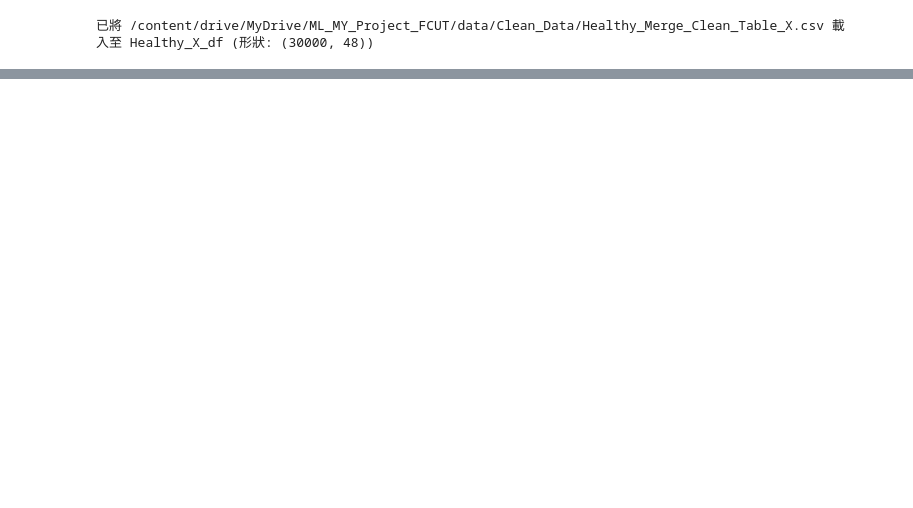
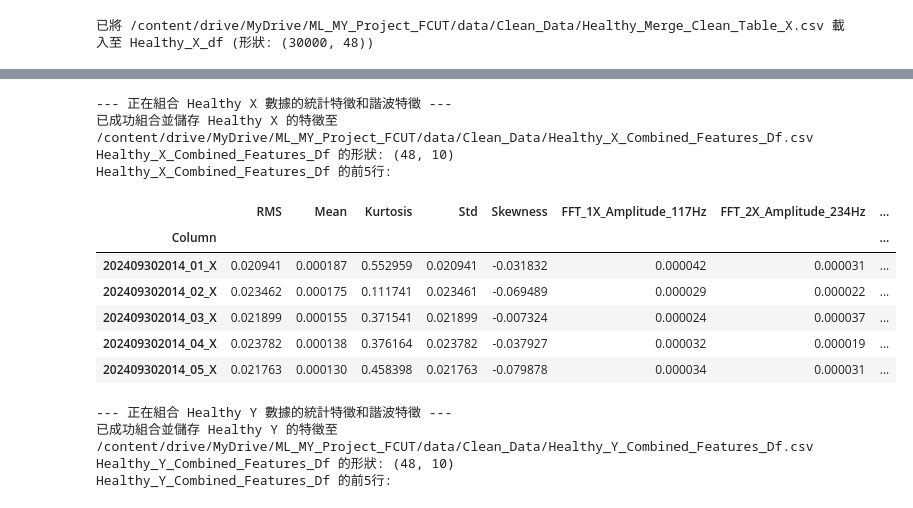
Before and after one commit to sula316/ML_MY_Project_FCUT, a Jupyter notebook: ML_MY_Project_FCUT.ipynb, the cells around one changed output, grey strips where cells are left out. Cells and saved outputs as stored; diff of their text form; code cells hidden in the pictures; blank space fills up the shorter version.

```diff
--- a/ML_MY_Project_FCUT.ipynb
+++ b/ML_MY_Project_FCUT.ipynb
@@ -2112,0 +1891,80 @@ Testing_Voltage_Features_df 前5行:
+# %%
+import pandas as pd
+import os
+
+output_dir = '/content/drive/MyDrive/ML_MY_Project_FCUT/data/Clean_Data/'
+os.makedirs(output_dir, exist_ok=True)
+
+dimensions = ['X', 'Y', 'Z', 'Voltage']
+
+# Dictionary to store combined feature dataframes for each dimension
+Healthy_Combined_Features_Dict = {}
+
+for dim in dimensions:
+    print(f"\n--- 正在組合 Healthy {dim} 數據的統計特徵和諧波特徵 ---")
+
+    # Define file paths for Statistical features and Harmonic features
+    statistical_features_path = os.path.join(output_dir, f'Healthy_{dim}_Features_df.csv')
+    harmonic_features_path = os.path.join(output_dir, f'Healthy_{dim}_Harmonic_Features_Df.csv')
+
+    # Load the feature DataFrames
+    try:
+        statistical_features_df = pd.read_csv(statistical_features_path, index_col='Column')
+        harmonic_features_df = pd.read_csv(harmonic_features_path, index_col='Column')
+    except FileNotFoundError as e:
+        print(f"錯誤: 找不到文件 {e.filename}。請確認所有統計特徵和諧波特徵已成功生成並儲存。")
+        continue
+    except Exception as e:
+        print(f"載入文件時發生未知錯誤: {e}")
+        continue
+
+    # Combine the two feature DataFrames horizontally
+    # Ensure both DataFrames have the same index for proper alignment
+    if not statistical_features_df.index.equals(harmonic_features_df.index):
+        print(f"警告: Healthy {dim} 的統計特徵和諧波特徵的索引不匹配。嘗試按索引合併。")
+        # Use outer join to keep all indices and fill NaNs if necessary
+        combined_features_df = pd.merge(
+            statistical_features_df,
+            harmonic_features_df,
+            left_index=True,
+            right_index=True,
+            how='outer'
+        )
+    else:
+        combined_features_df = pd.concat([statistical_features_df, harmonic_features_df], axis=1)
+
+    # Store the combined DataFrame in the dictionary
+    Healthy_Combined_Features_Dict[dim] = combined_features_df
+
+    # Assign a name to the combined DataFrame in global scope for potential future use
+    # This part is removed as the user requested to not combine into a single Healthy_All_Features_Df
+    df_name = f'Healthy_{dim}_Combined_Features_Df'
+    globals()[df_name] = combined_features_df
+
+    # Save the combined DataFrame to a CSV file
+    output_file_name = f'{df_name}.csv'
+    output_file_path = os.path.join(output_dir, output_file_name)
+    combined_features_df.to_csv(output_file_path, index=True) # Keep the 'Column' as index in CSV
+
+    print(f"已成功組合並儲存 Healthy {dim} 的特徵至 {output_file_path}")
+    print(f"{df_name} 的形狀: {combined_features_df.shape}")
+    print(f"{df_name} 的前5行:")
+    display(combined_features_df.head())
+
+print("\n所有 Healthy 數據的特徵組合和儲存已完成。")
+# %% [output]
+--- 正在組合 Healthy X 數據的統計特徵和諧波特徵 ---
+已成功組合並儲存 Healthy X 的特徵至 /content/drive/MyDrive/ML_MY_Project_FCUT/data/Clean_Data/Healthy_X_Combined_Features_Df.csv
+Healthy_X_Combined_Features_Df 的形狀: (48, 10)
+Healthy_X_Combined_Features_Df 的前5行:
+|  | RMS | Mean | Kurtosis | Std | Skewness | FFT_1X_Amplitude_117Hz | FFT_2X_Amplitude_234Hz | ... |
+| Column |  |  |  |  |  |  |  | ... |
+| 202409302014_01_X | 0.020941 | 0.000187 | 0.552959 | 0.020941 | -0.031832 | 0.000042 | 0.000031 | ... |
+| 202409302014_02_X | 0.023462 | 0.000175 | 0.111741 | 0.023461 | -0.069489 | 0.000029 | 0.000022 | ... |
+| 202409302014_03_X | 0.021899 | 0.000155 | 0.371541 | 0.021899 | -0.007324 | 0.000024 | 0.000037 | ... |
+| 202409302014_04_X | 0.023782 | 0.000138 | 0.376164 | 0.023782 | -0.037927 | 0.000032 | 0.000019 | ... |
+| 202409302014_05_X | 0.021763 | 0.000130 | 0.458398 | 0.021763 | -0.079878 | 0.000034 | 0.000031 | ... |
+--- 正在組合 Healthy Y 數據的統計特徵和諧波特徵 ---
+已成功組合並儲存 Healthy Y 的特徵至 /content/drive/MyDrive/ML_MY_Project_FCUT/data/Clean_Data/Healthy_Y_Combined_Features_Df.csv
+Healthy_Y_Combined_Features_Df 的形狀: (48, 10)
+Healthy_Y_Combined_Features_Df 的前5行:
```
Also changed, not shown: parts of 102 cells of this notebook.
